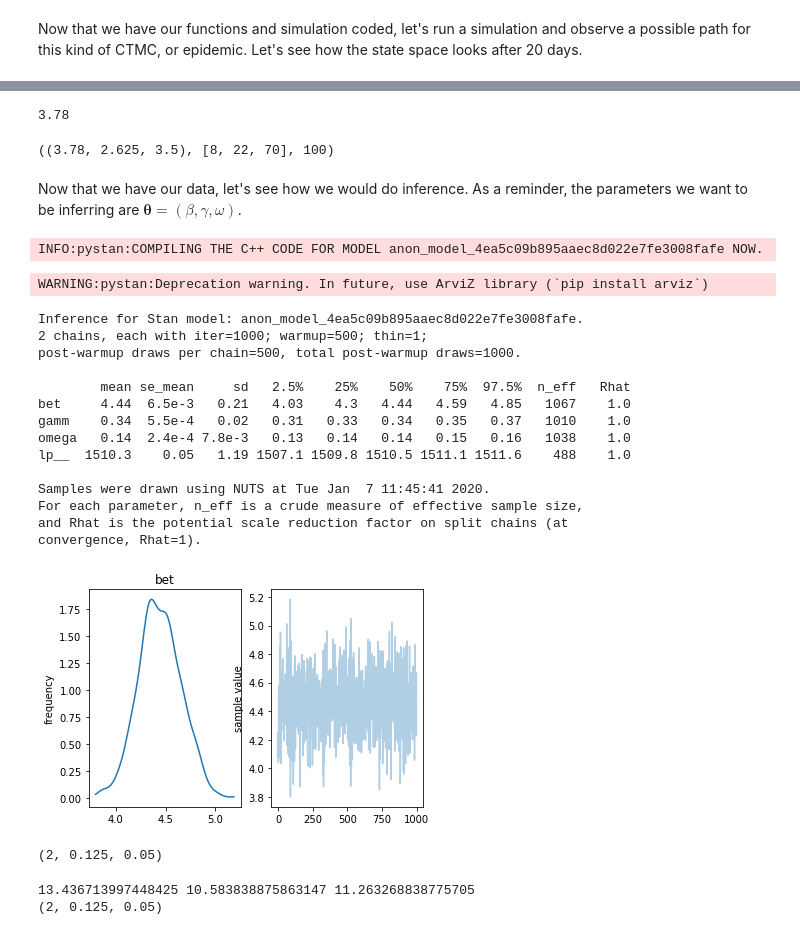
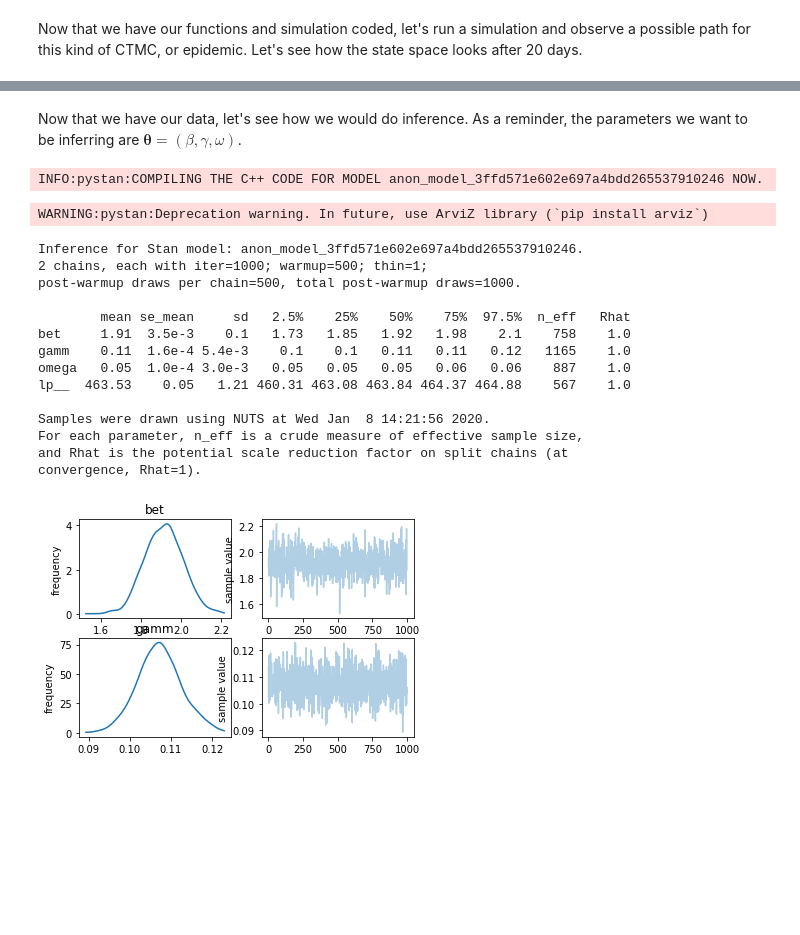
Before and after one commit to tdennisliu/algorithms_tutorials, a Jupyter notebook: ctmc/ctmc-sirs.ipynb, the cells around one changed output, grey strips where cells are left out. Cells and saved outputs as stored; diff of their text form; code cells hidden in the pictures; blank space fills up the shorter version.

```diff
--- a/ctmc/ctmc-sirs.ipynb
+++ b/ctmc/ctmc-sirs.ipynb
@@ -372,15 +546,14 @@ plt.show()
-# %%
-print((toy.current[0]+1)*(toy.current[1]-1)*beta/toy.totalpop)
-toy.currentrates, toy.current, toy.totalpop
-# %% [output]
-3.78
-((3.78, 2.625, 3.5), [8, 22, 70], 100)
 # %% [markdown]
 Now that we have our data, let's see how we would do inference. As a reminder, the parameters we want to be inferring are $\boldsymbol{\theta} = (\beta, \gamma, \omega)$.
 # %%
 import pystan
 
 stancode = """
+functions {
+    real ctmc_lpdf( real dt, real bet, real total) {
+        return log(bet) - log(total) + exponential_lpdf( dt | total);
+    }
+}
 data {
     int<lower=0> N; //length of data
     int<lower=1> Pop; //total size of population
@@ -397,28 +570,33 @@ parameters {
 }
 model {
     int state;
+    real total;
     bet ~ gamma(1,1.5);
     gamm ~ gamma(1,1.5);
     omega ~ gamma(1,1.5);
 
     for (n in 1:N){
         state = transitions[n];
+        total = bet*Sus[n]*I[n] / Pop + gamm*I[n] + omega*R[n];
         if (state == 0) {
             //Infection
-            dt[n] ~ exponential(
-            bet*Sus[n]*I[n] / Pop
+            dt[n] ~ ctmc(
+            bet*Sus[n]*I[n] / Pop,
+            total
             );
             }
         else if (state == 1) {
             //Recovery
-            dt[n] ~ exponential(
-                gamm * I[n]
+            dt[n] ~ ctmc(
+                gamm * I[n],
+                total
             );
             }
         else if (state == 2) {
             //Waning
-            dt[n] ~ exponential(
-                omega * R[n]
+            dt[n] ~ ctmc(
+                omega * R[n],
+                total
             );
             }
     }
@@ -441,42 +619,26 @@ chains = 2
 
 fit = sm.sampling(data=data_dict, iter=iterations, chains=chains)
 # %% [output]
-INFO:pystan:COMPILING THE C++ CODE FOR MODEL anon_model_4ea5c09b895aaec8d022e7fe3008fafe NOW.
+INFO:pystan:COMPILING THE C++ CODE FOR MODEL anon_model_3ffd571e602e697a4bdd265537910246 NOW.
 # %%
 print(fit)
-fit.plot(pars=['bet'])
+fit.plot(pars=['bet','gamm'])
 
 plt.show()
 # %% [output]
 WARNING:pystan:Deprecation warning. In future, use ArviZ library (`pip install arviz`)
-Inference for Stan model: anon_model_4ea5c09b895aaec8d022e7fe3008fafe.
+Inference for Stan model: anon_model_3ffd571e602e697a4bdd265537910246.
 2 chains, each with iter=1000; warmup=500; thin=1;
 post-warmup draws per chain=500, total post-warmup draws=1000.
 
         mean se_mean     sd   2.5%    25%    50%    75%  97.5%  n_eff   Rhat
-bet     4.44  6.5e-3   0.21   4.03    4.3   4.44   4.59   4.85   1067    1.0
-gamm    0.34  5.5e-4   0.02   0.31   0.33   0.34   0.35   0.37   1010    1.0
-omega   0.14  2.4e-4 7.8e-3   0.13   0.14   0.14   0.15   0.16   1038    1.0
-lp__  1510.3    0.05   1.19 1507.1 1509.8 1510.5 1511.1 1511.6    488    1.0
+bet     1.91  3.5e-3    0.1   1.73   1.85   1.92   1.98    2.1    758    1.0
+gamm    0.11  1.6e-4 5.4e-3    0.1    0.1   0.11   0.11   0.12   1165    1.0
+omega   0.05  1.0e-4 3.0e-3   0.05   0.05   0.05   0.06   0.06    887    1.0
+lp__  463.53    0.05   1.21 460.31 463.08 463.84 464.37 464.88    567    1.0
 
-Samples were drawn using NUTS at Tue Jan  7 11:45:41 2020.
+Samples were drawn using NUTS at Wed Jan  8 14:21:56 2020.
 For each parameter, n_eff is a crude measure of effective sample size,
 and Rhat is the potential scale reduction factor on split chains (at
 convergence, Rhat=1).
-[figure, old version]
+[figure, new version]
-# %%
-toy.parameters
-# %% [output]
-(2, 0.125, 0.05)
-# %%
-
-##MLE
-#doesn't take into account the S, I and R quantities
-bet_hat = data2.loc[data2.transition==0].shape[0]/data2.loc[data2.transition==0].dt.sum()
-gamm_hat = data2.loc[data2.transition==1].shape[0] /data2.loc[data2.transition==1].dt.sum()
-omeg_hat = data2.loc[data2.transition==2].shape[0] / data2.loc[data2.transition==2].dt.sum()
-print(bet_hat, gamm_hat, omeg_hat)
-print(toy.parameters)
-# %% [output]
-13.436713997448425 10.583838875863147 11.263268838775705
-(2, 0.125, 0.05)
```
Also changed, not shown: parts of 13 cells of this notebook.
